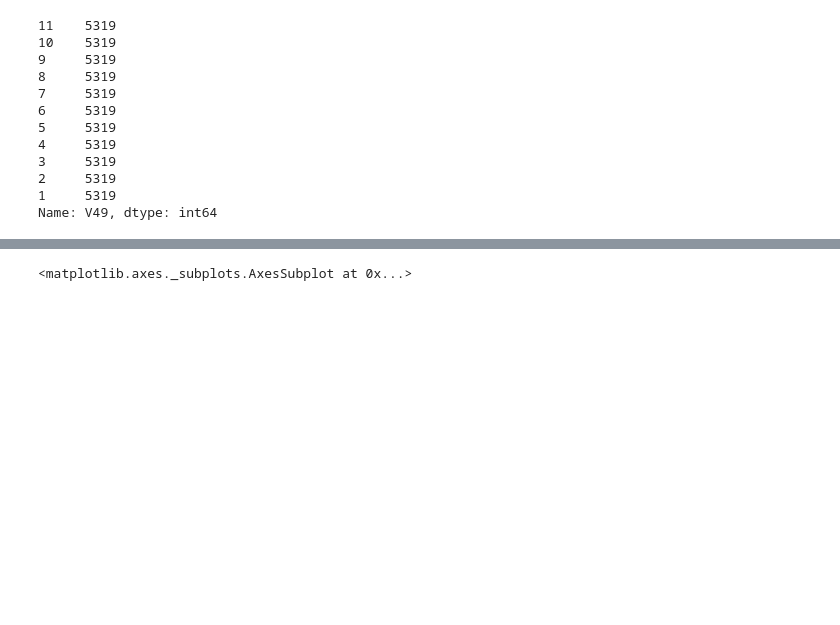
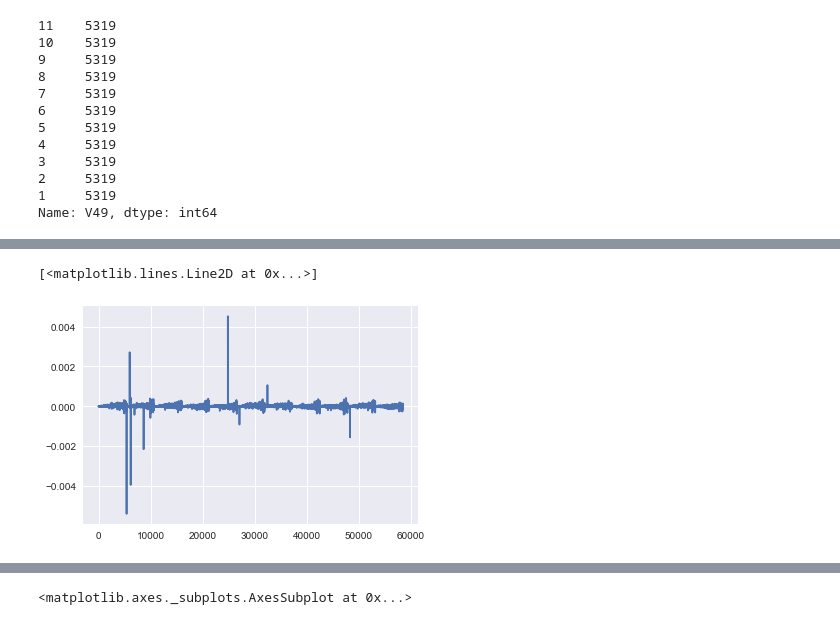
Before and after one commit to sravand93/Reaserch_Internsip-INSOFE_batch31, a Jupyter notebook: sensorless_diagnosis.ipynb, the cells around one changed output, grey strips where cells are left out. Saved outputs shown, nothing was run; the diff lists cells and outputs as text; code cells hidden in the pictures; blank space fills up the shorter version.

```diff
--- a/sensorless_diagnosis.ipynb
+++ b/sensorless_diagnosis.ipynb
@@ -102,0 +92,5 @@ Name: V49, dtype: int64
+# %%
+plt.plot(diagnosis_data.V2)
+# %% [output]
+[<matplotlib.lines.Line2D at 0x...>]
+[figure, added]
```
Also changed, not shown: parts of 8 cells of this notebook.
